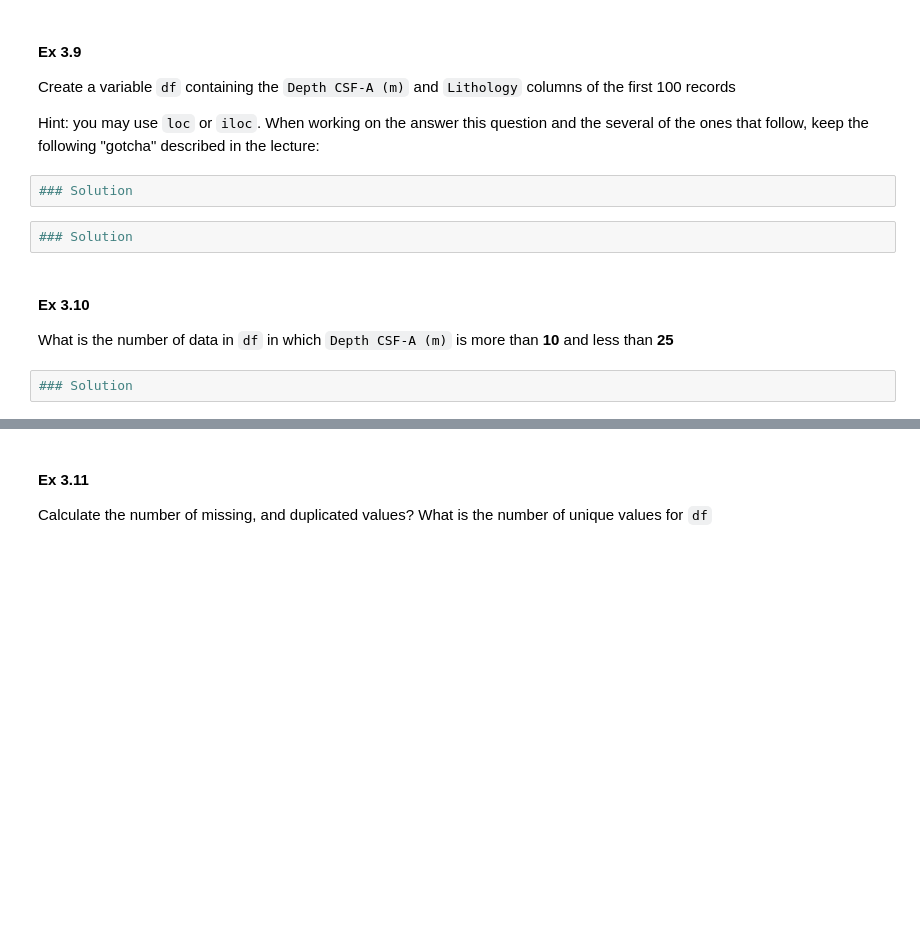
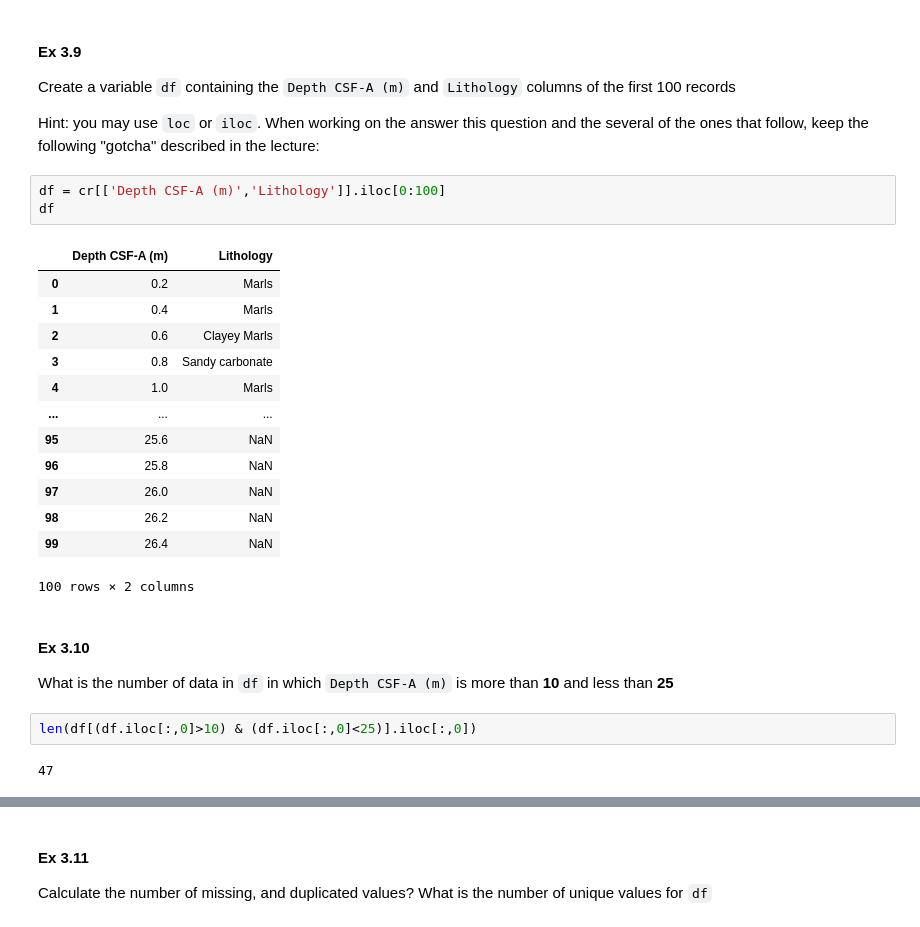
Before and after one commit to ColinWho/forsync, a Jupyter notebook: lectures/lecture02/Lecture02-Exercise.ipynb, the cells around one changed output, grey strips where cells are left out. Cells and saved outputs as stored; diff of their text form; blank space fills up the shorter version.

```diff
--- a/lectures/lecture02/Lecture02-Exercise.ipynb
+++ b/lectures/lecture02/Lecture02-Exercise.ipynb
@@ -225,11 +354,26 @@ Create a variable `df` containing the `Depth CSF-A (m)` and `Lithology` columns
 
 Hint: you may use `loc` or `iloc`. When working on the answer this question and the several of the ones that follow, keep the following "gotcha" described in the lecture:
 # %%
-### Solution
+df = cr[['Depth CSF-A (m)','Lithology']].iloc[0:100]
+df
+# %% [output]
+|  | Depth CSF-A (m) | Lithology |
+| 0 | 0.2 | Marls |
+| 1 | 0.4 | Marls |
+| 2 | 0.6 | Clayey Marls |
+| 3 | 0.8 | Sandy carbonate |
+| 4 | 1.0 | Marls |
+| ... | ... | ... |
+| 95 | 25.6 | NaN |
+| 96 | 25.8 | NaN |
+| 97 | 26.0 | NaN |
+| 98 | 26.2 | NaN |
+| 99 | 26.4 | NaN |
+100 rows × 2 columns
-# %%
-### Solution
 # %% [markdown]
 #### Ex 3.10
 What is the number of data in `df` in which `Depth CSF-A (m)` is more than **10** and less than **25**
 # %%
-### Solution
+len(df[(df.iloc[:,0]>10) & (df.iloc[:,0]<25)].iloc[:,0])
+# %% [output]
+47
```
Also changed, not shown: parts of 61 cells of this notebook, 18 other files.
